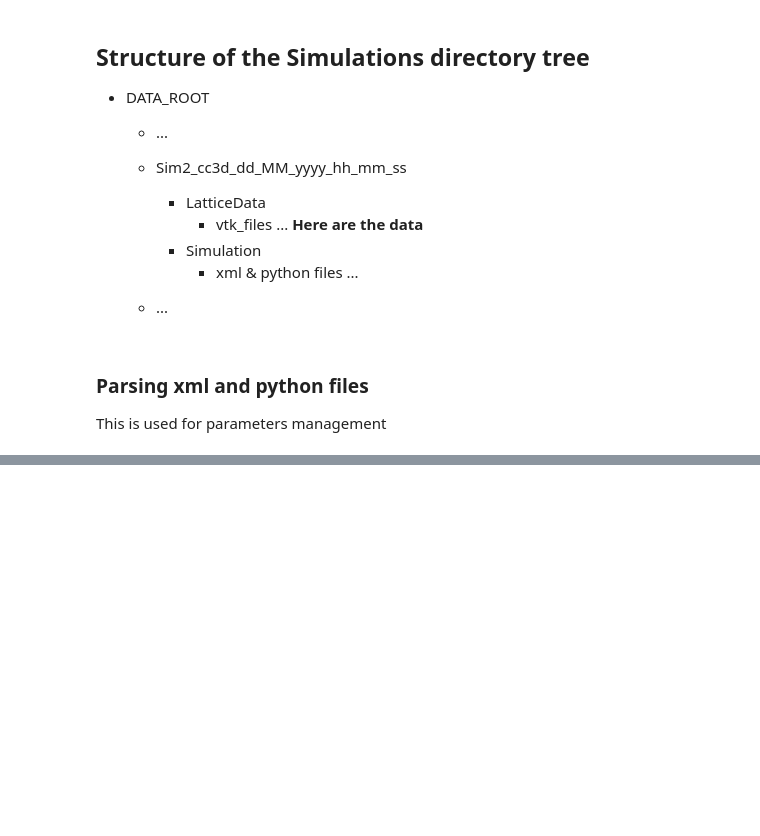
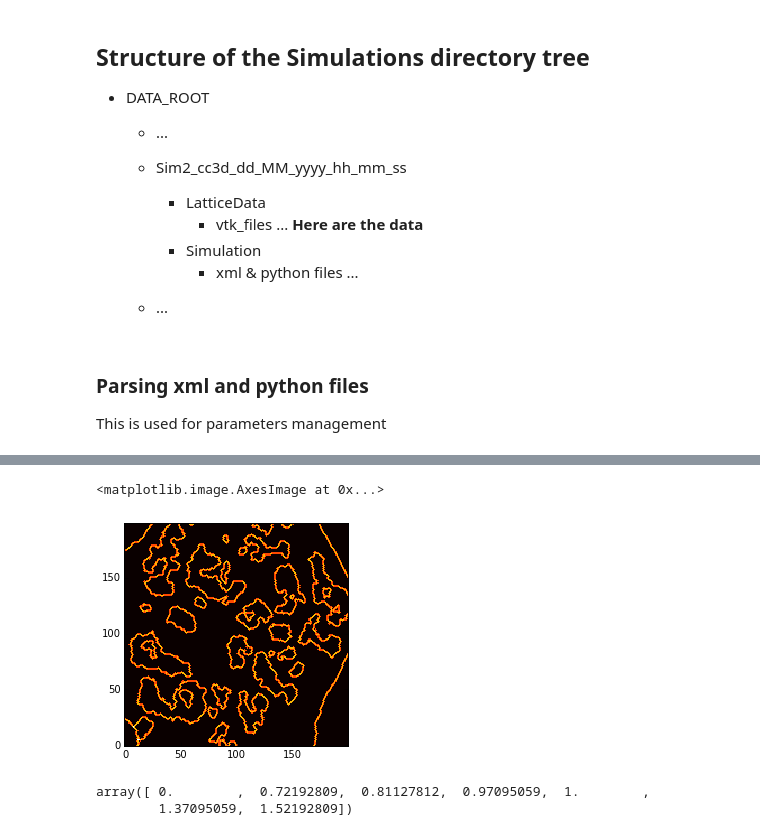
Before and after one commit to glyg/CancerStemCells_GGH, a Jupyter notebook: Notebooks/CompuCell3D simulations Importer.ipynb, the cells around one changed output, grey strips where cells are left out. Cells and saved outputs as stored; diff of their text form; code cells hidden in the pictures; blank space fills up the shorter version.

```diff
--- a/Notebooks/CompuCell3D simulations Importer.ipynb
+++ b/Notebooks/CompuCell3D simulations Importer.ipynb
@@ -152,0 +161,14 @@ for ax, data in zip(axes, [cell_type, cell_id, cluster_id]):
+# %%
+fig, ax = plt.subplots()
+
+pix_entropy = rank.entropy(cell_type, disk(1))
+
+ax.imshow(pix_entropy[:200, :200], cmap='hot', origin='lower', interpolation='nearest')
+# %% [output]
+<matplotlib.image.AxesImage at 0x...>
+[figure, added]
+# %%
+np.unique(pix_entropy)
+# %% [output]
+array([ 0.        ,  0.72192809,  0.81127812,  0.97095059,  1.        ,
+        1.37095059,  1.52192809])
```
Also changed, not shown: parts of 25 cells of this notebook, 3 other files.
